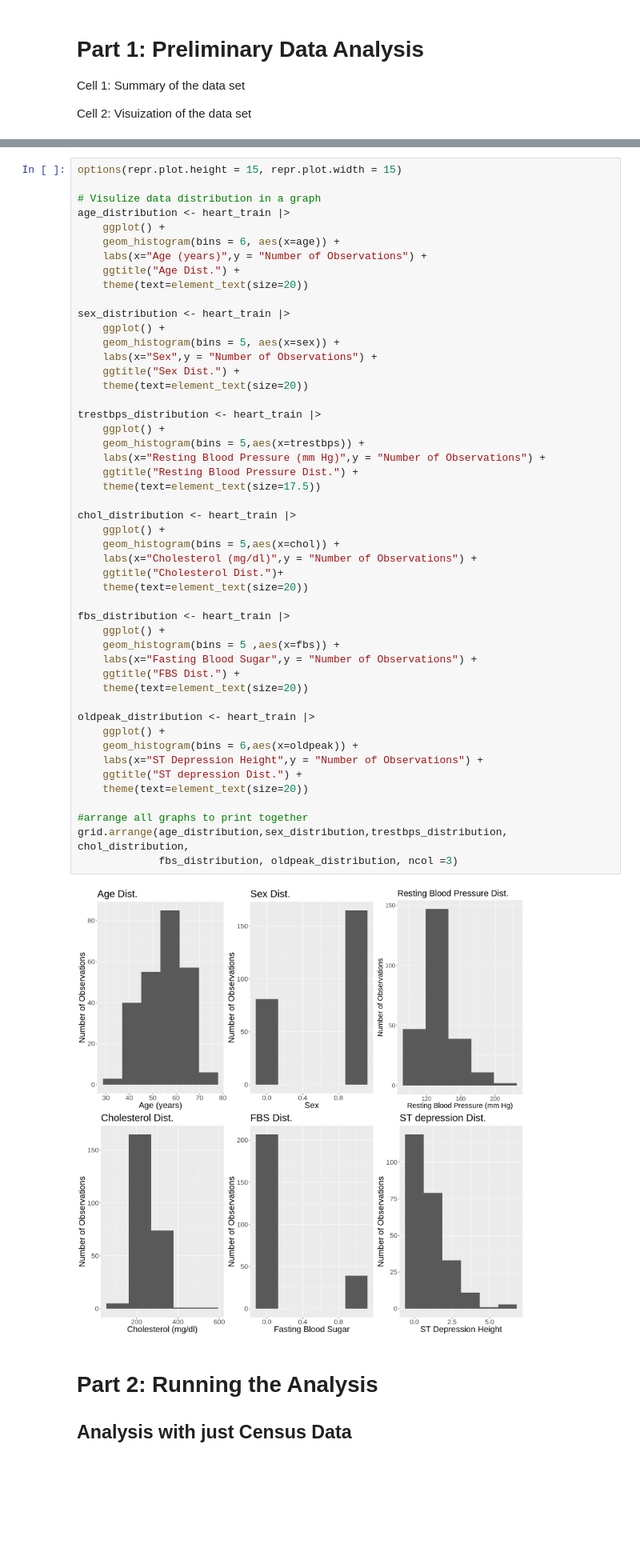
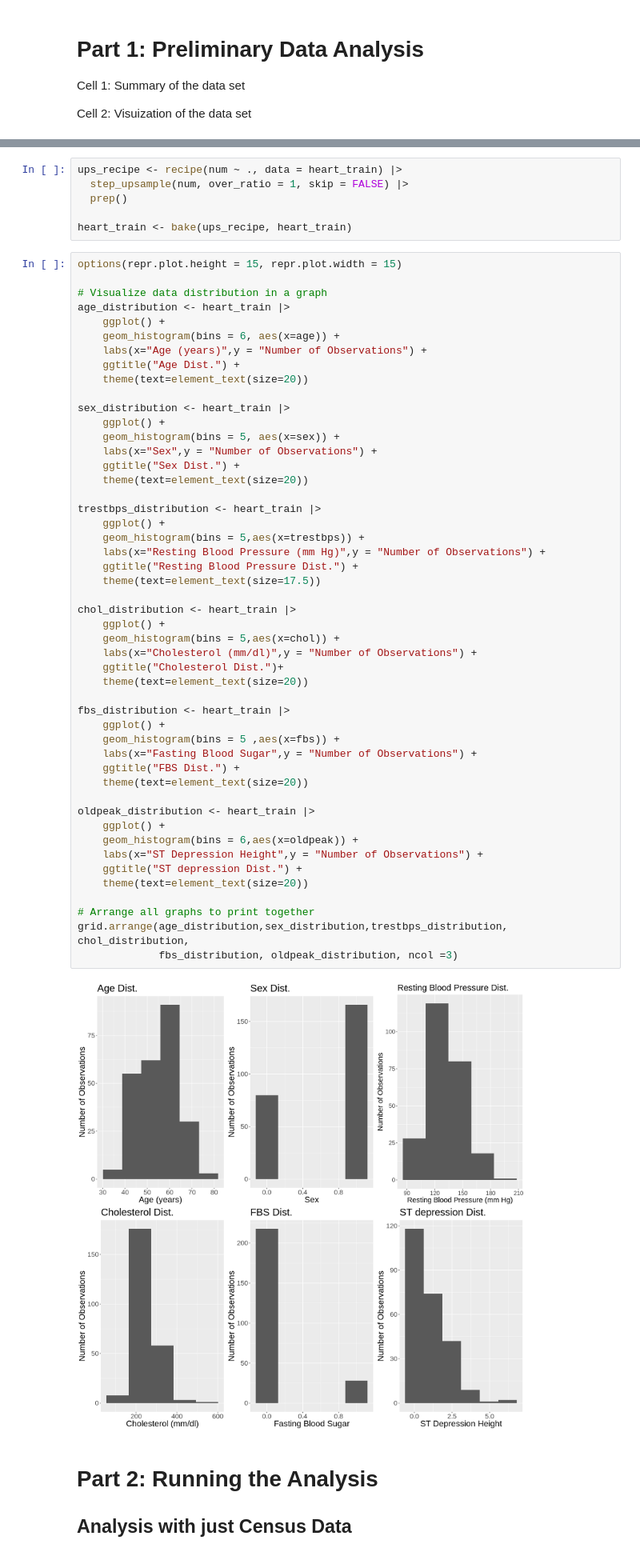
Before and after one commit to Phoebeml/Group20_DSCI100, a Jupyter notebook: Group20Project.ipynb, the cells around one changed output, grey strips where cells are left out. Shown at 80% size. Drawn from its saved outputs; the diff is of its cells as text; blank space fills up the shorter version.

```diff
--- a/Group20Project.ipynb
+++ b/Group20Project.ipynb
@@ -110,7 +99,13 @@ A tibble: 2 × 7
+# %%
+ups_recipe <- recipe(num ~ ., data = heart_train) |>
+  step_upsample(num, over_ratio = 1, skip = FALSE) |>
+  prep()
+
+heart_train <- bake(ups_recipe, heart_train)
 # %%
 options(repr.plot.height = 15, repr.plot.width = 15)
 
-# Visulize data distribution in a graph
+# Visualize data distribution in a graph
 age_distribution <- heart_train |>
     ggplot() +
     geom_histogram(bins = 6, aes(x=age)) +
@@ -128,36 +123,36 @@ sex_distribution <- heart_train |>
 trestbps_distribution <- heart_train |>
     ggplot() +
     geom_histogram(bins = 5,aes(x=trestbps)) +
     labs(x="Resting Blood Pressure (mm Hg)",y = "Number of Observations") +
     ggtitle("Resting Blood Pressure Dist.") +
     theme(text=element_text(size=17.5))
 
 chol_distribution <- heart_train |>
     ggplot() +
     geom_histogram(bins = 5,aes(x=chol)) +
-    labs(x="Cholesterol (mg/dl)",y = "Number of Observations") +
+    labs(x="Cholesterol (mm/dl)",y = "Number of Observations") +
     ggtitle("Cholesterol Dist.")+
     theme(text=element_text(size=20))
 
 fbs_distribution <- heart_train |>
     ggplot() +
     geom_histogram(bins = 5 ,aes(x=fbs)) +
     labs(x="Fasting Blood Sugar",y = "Number of Observations") +
     ggtitle("FBS Dist.") +
     theme(text=element_text(size=20))
 
 oldpeak_distribution <- heart_train |>
     ggplot() +
     geom_histogram(bins = 6,aes(x=oldpeak)) +
     labs(x="ST Depression Height",y = "Number of Observations") +
     ggtitle("ST depression Dist.") +
     theme(text=element_text(size=20))
 
-#arrange all graphs to print together
+# Arrange all graphs to print together
 grid.arrange(age_distribution,sex_distribution,trestbps_distribution, chol_distribution,
              fbs_distribution, oldpeak_distribution, ncol =3)
 # %% [output]
-[figure, old version]
+[figure, new version]
 # %% [markdown]
 Part 2: Running the Analysis
 =====
```
Also changed, not shown: parts of 11 cells of this notebook.
